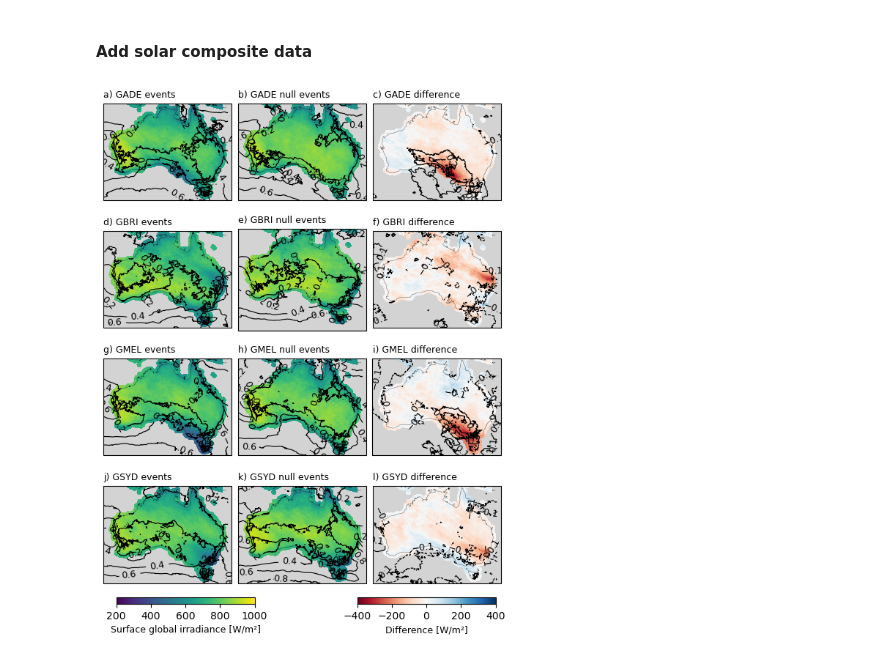
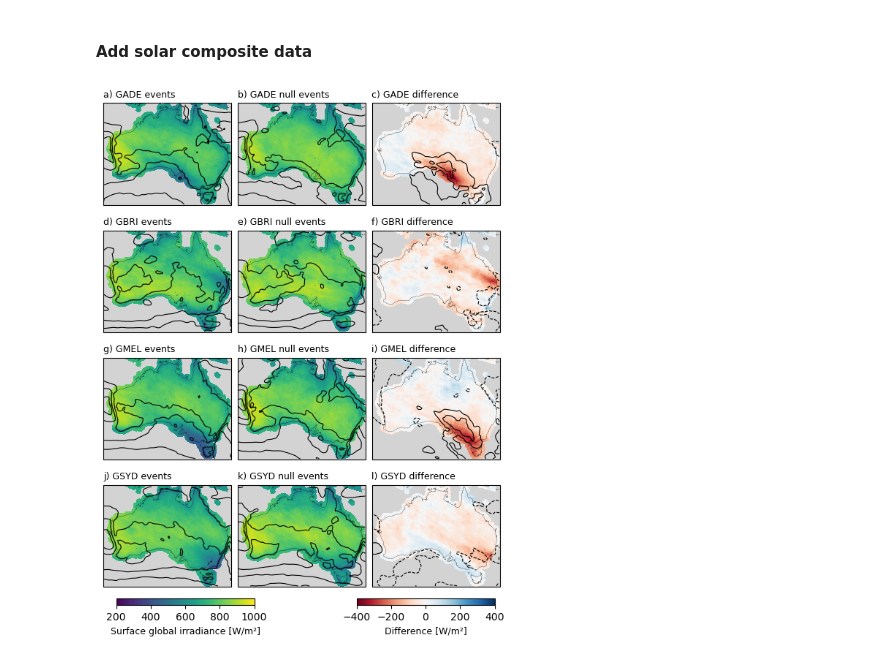
Before and after one commit to 21centuryweather/hot-cloudy, a Jupyter notebook: notebooks/wind_resource_composites.ipynb, the cells around one changed output. Cells and saved outputs as stored; diff of their text form; code cells hidden in the pictures.

Commit message:
Smoothed contours

```diff
--- a/notebooks/wind_resource_composites.ipynb
+++ b/notebooks/wind_resource_composites.ipynb
@@ -224,21 +188,33 @@ for region in regions[[1,2,4,5]]:
 # %%
 fig, ax = plt.subplots(4, 3,figsize=(7, 9), subplot_kw={"projection": ccrs.PlateCarree()})
 
-ghi_levels = np.arange(0, 1.01, 0.2)
+cf_levels = np.arange(0, 1.01, 0.2)
 
 plot_count = 0
 for i, r in enumerate(regions[[1,2,4,5]][:]):
 
     p = solar_composite_data[r]["events"].plot(ax=ax[i,0], vmin=200, vmax=1000, add_colorbar=False)
-    cs = composite_data[r]["events"].plot.contour(ax=ax[i,0], levels=ghi_levels, colors="k", linewidths=0.8)
-    ax[i,0].clabel(cs, inline=True, fontsize=9) # Add labels
+
+    cf_smooth = (
+        composite_data[r]["events"].rolling(lat=30, lon=30, center=True)
+          .mean()
+    )
+    cs = cf_smooth.plot.contour(ax=ax[i,0], levels=cf_levels, colors="k", linewidths=0.8)
+
+    # ax[i,0].clabel(cs, inline=True, fontsize=9) # Add labels
     ax[i,0].set_title("")
     ax[i,0].set_title(letters[plot_count]+") "+r+" events", fontsize=9, loc="left")
     plot_count += 1
 
     solar_composite_data[r]["nulls"].plot(ax=ax[i,1], vmin=200, vmax=1000, add_colorbar=False)
-    cs = composite_data[r]["nulls"].plot.contour(ax=ax[i,1], levels=ghi_levels, colors="k", linewidths=0.8)
-    ax[i,1].clabel(cs, inline=True, fontsize=9) # Add labels
+
+    cf_smooth = (
+        composite_data[r]["nulls"].rolling(lat=30, lon=30, center=True)
+          .mean()
+    )
+    cs = cf_smooth.plot.contour(ax=ax[i,1], levels=cf_levels, colors="k", linewidths=0.8)
+
+    # ax[i,1].clabel(cs, inline=True, fontsize=9) # Add labels
     ax[i,1].set_title("")
     ax[i,1].set_title(letters[plot_count]+") "+r+" null events", fontsize=9, loc="left")
     plot_count += 1
@@ -247,37 +223,42 @@ for i, r in enumerate(regions[[1,2,4,5]][:]):
     p_diff = diff.plot(ax=ax[i,2], vmin=-400, vmax=400, cmap="RdBu", add_colorbar=False)
 
     diff_s = composite_data[r]["events"] - composite_data[r]["nulls"]
+    cf_smooth = (
+        diff_s.rolling(lat=30, lon=30, center=True)
+          .mean()
+    )
     levels = np.round(np.arange(-0.3, 0.31, 0.1), 1)
     levels = [i for i in levels if i != 0]
-    p_diff_s = diff_s.plot.contour(
+    p_diff_s = cf_smooth.plot.contour(
         ax=ax[i,2],
         levels=levels, colors="k", linewidths=0.8
     )
-    ax[i,2].clabel(p_diff_s, inline=True, fontsize=9) # Add labels
+    # ax[i,2].clabel(p_diff_s, inline=True, fontsize=9) # Add labels
     ax[i,2].set_title("")
     ax[i,2].set_title(letters[plot_count]+") "+r+" difference", fontsize=9, loc="left")
     plot_count += 1
 
 for a in ax.flatten():
     a.add_feature(cartopy.feature.OCEAN, facecolor="lightgray", zorder=0)
     a.coastlines(lw=.2)
     a.set_xlabel("")
     a.set_xticklabels([])
     a.set_ylabel("")
     a.set_yticklabels([])
+    a.set_extent([111, 154.5, -10, -42.5])
 
 plt.subplots_adjust(hspace=0.03)
 
 cax1 = fig.add_axes([0.15, 0.1, 0.27, 0.01])
 cbar1 = fig.colorbar(p, cax=cax1, ticks=np.arange(200, 1001, 200), orientation="horizontal")
 cbar1.ax.set_xlabel(r"Surface global irradiance [W/m²]", fontsize=9)
 
 cax2 = fig.add_axes([0.62, 0.1, 0.27, 0.01])
 cbar2 = fig.colorbar(p_diff, cax=cax2, ticks=np.arange(-400, 401, 200), orientation="horizontal")
 cbar2.ax.set_xlabel(r"Difference [W/m²]", fontsize=9)
 
 plt.subplots_adjust(hspace=0.02, wspace=0.05)
 
-plt.savefig("figs/energy_resource_composites.png", format="png", dpi=200)
+# plt.savefig("figs/energy_resource_composites.png", format="png", dpi=200)
 # %% [output]
-[figure, old version]
+[figure, new version]
```
Also changed, not shown: parts of 7 cells of this notebook.
